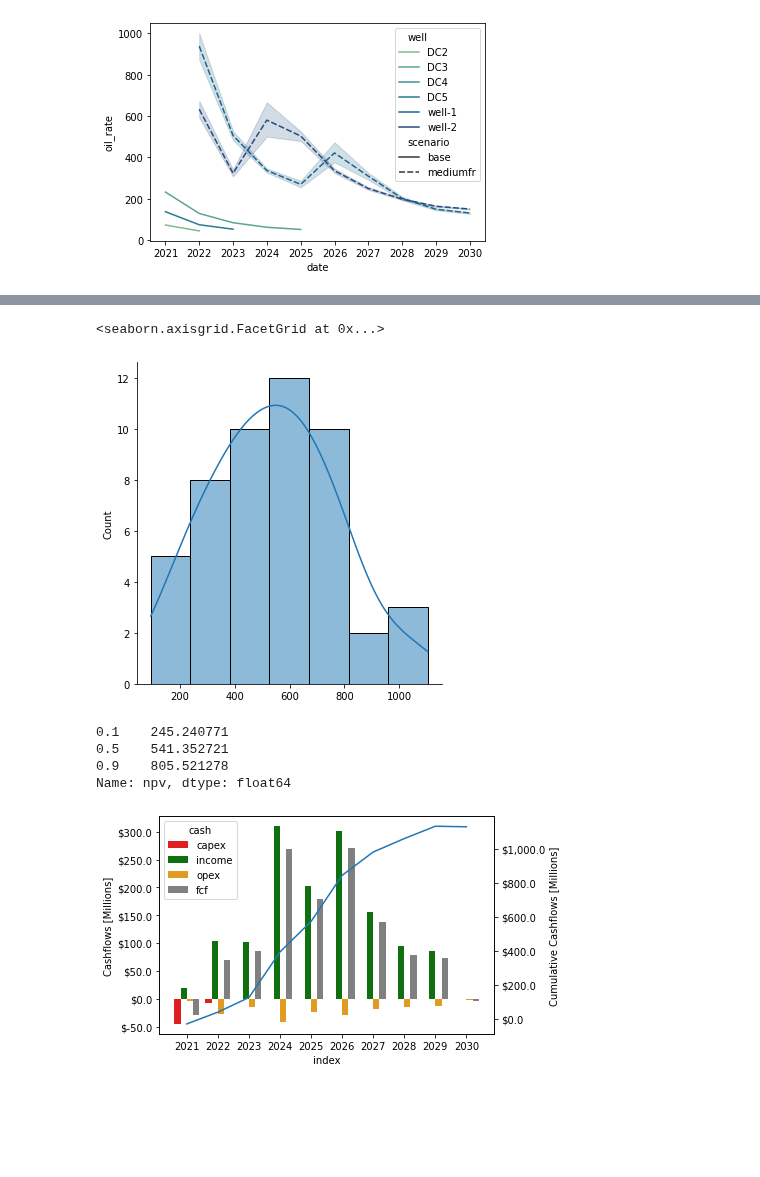
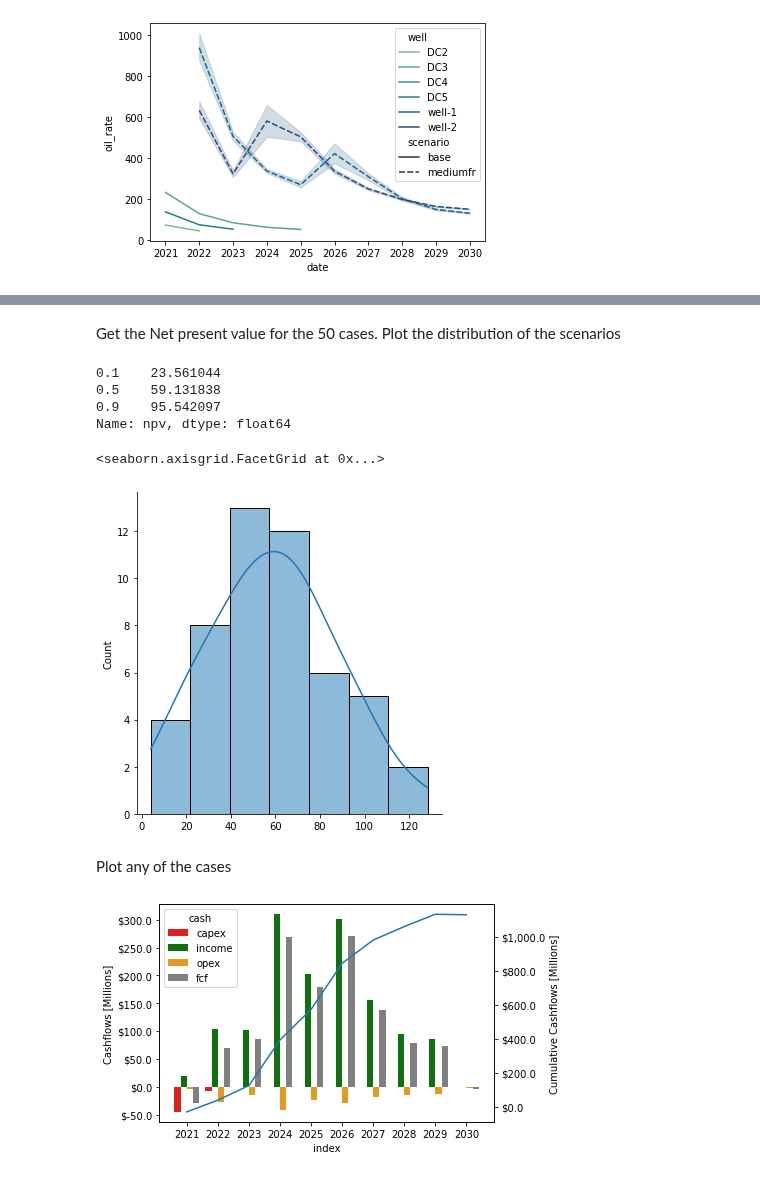
Before and after one commit to scuervo91/dcapy, a Jupyter notebook: examples/4-schedules/4e-Tutorial_WellsGroup_yml.ipynb, the cells around one changed output, grey strips where cells are left out. Cells and saved outputs as stored; diff of their text form; code cells hidden in the pictures; blank space fills up the shorter version.

Commit message:
update examples and test

```diff
--- a/examples/4-schedules/4e-Tutorial_WellsGroup_yml.ipynb
+++ b/examples/4-schedules/4e-Tutorial_WellsGroup_yml.ipynb
@@ -15,3 +354,3 @@ from scipy import stats
 # %%
-with open('FDP_example1.yml','r') as file:
-    lp_dict = yaml.load(file)
+with open('YML_example1.yml','r') as file:
+    case_dict = yaml.load(file)
@@ -23,0 +359,4 @@ print(type(lp))
+# %%
+case = WellsGroup(**case_dict)
+
+print(type(case))
@@ -79,17 +465,20 @@ array([-2.99370350e+07,  1.63413506e+08,  4.17351459e+08,  5.26060904e+08,
+# %% [markdown]
+Get the Net present value for the 50 cases. Plot the distribution of the scenarios
 # %%
-npv = lp.npv([0.15], freq_rate='A', freq_cashflow='A')/1e6
+npv = case.npv([0.15], freq_rate='A', freq_cashflow='A')/1e6
+
+print(npv['npv'].quantile([0.1,0.5,0.9]))
 
 sns.displot(npv['npv'].values, kde=True)
 # %% [output]
-<seaborn.axisgrid.FacetGrid at 0x...>
+0.1    23.561044
+0.5    59.131838
+0.9    95.542097
+Name: npv, dtype: float64
+<seaborn.axisgrid.FacetGrid at 0x...>
-[figure, old version]
+[figure, new version]
-# %%
-npv['npv'].quantile([0.1,0.5,0.9])
-# %% [output]
-0.1    245.240771
-0.5    541.352721
-0.9    805.521278
-Name: npv, dtype: float64
+# %% [markdown]
+Plot any of the cases
 # %%
 cwn[38].plot(cum=True,format='m')
 # %% [output]
```
Also changed, not shown: parts of 30 cells of this notebook, 2 other files.
